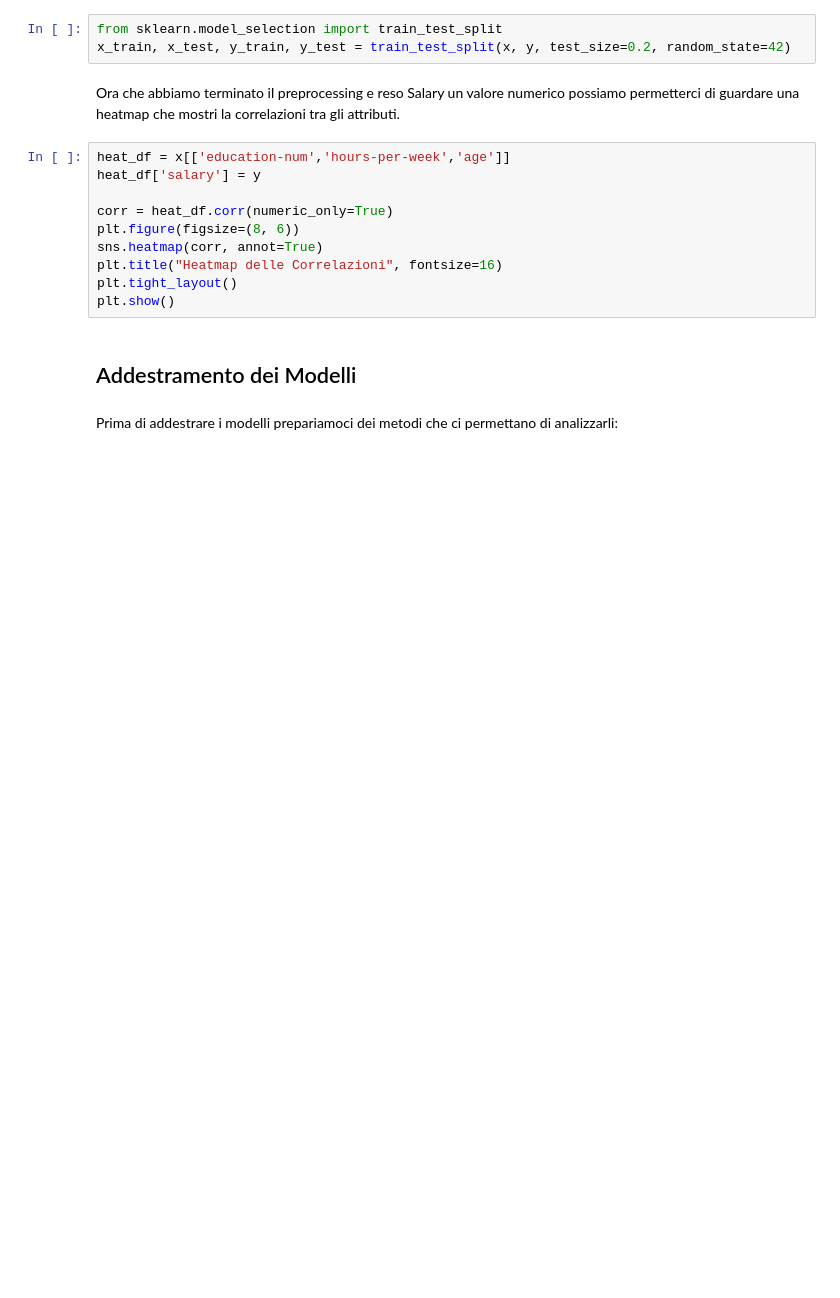
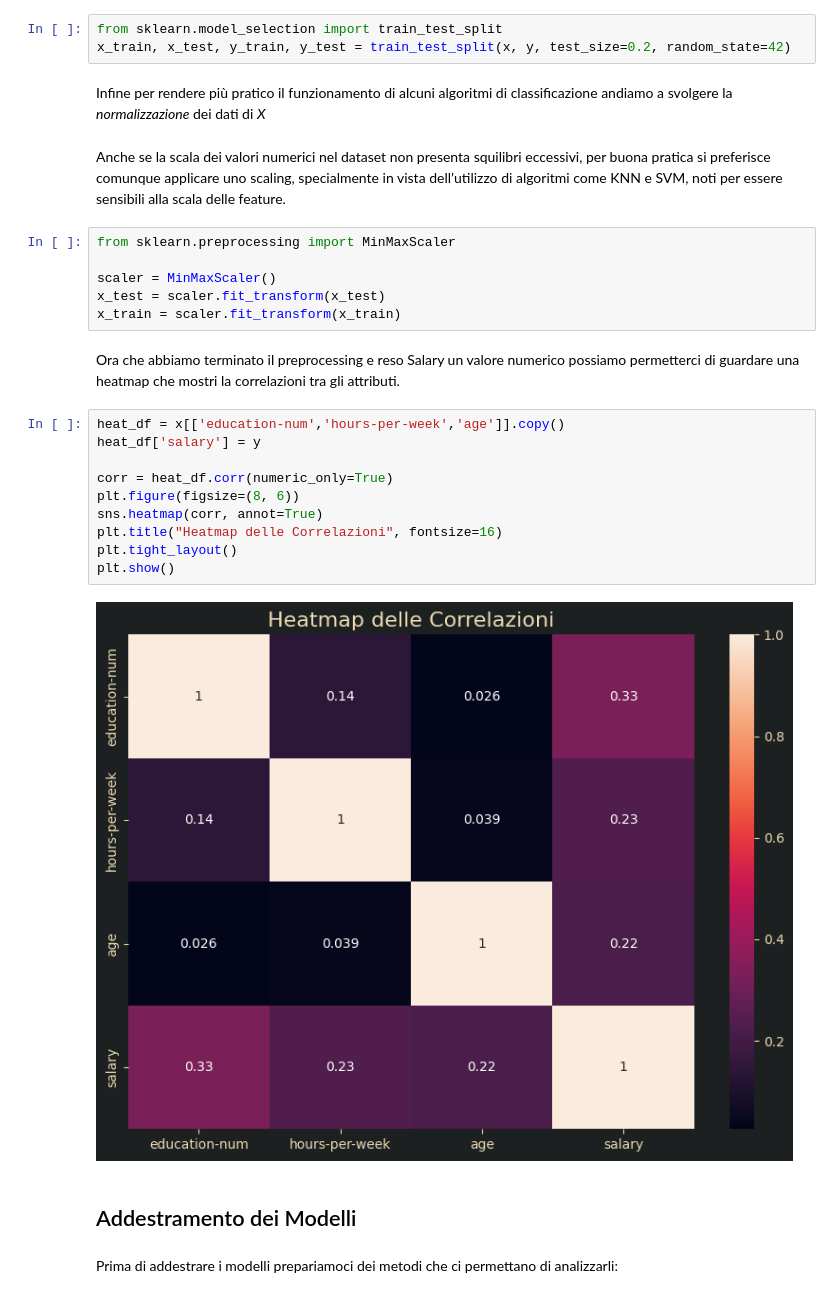
Before and after one commit to umbertofrega/Salary_Prediction, a Jupyter notebook: salary_classification.ipynb, the cells around one changed output. Cells and saved outputs as stored; diff of their text form; blank space fills up the shorter version.

```diff
--- a/salary_classification.ipynb
+++ b/salary_classification.ipynb
@@ -156,18 +269,30 @@ Infine eseguiamo la separazione tra _test set_ e _training set_
 # %%
 from sklearn.model_selection import train_test_split
 x_train, x_test, y_train, y_test = train_test_split(x, y, test_size=0.2, random_state=42)
+# %% [markdown]
+Infine per rendere più pratico il funzionamento di alcuni algoritmi di classificazione andiamo a svolgere la _normalizzazione_ dei dati di *X*
+# %% [markdown]
+Anche se la scala dei valori numerici nel dataset non presenta squilibri eccessivi, per buona pratica si preferisce comunque applicare uno scaling, specialmente in vista dell’utilizzo di algoritmi come KNN e SVM, noti per essere sensibili alla scala delle feature.
+# %%
+from sklearn.preprocessing import MinMaxScaler
+
+scaler = MinMaxScaler()
+x_test = scaler.fit_transform(x_test)
+x_train = scaler.fit_transform(x_train)
 # %% [markdown]
 Ora che abbiamo terminato il preprocessing e reso Salary un valore numerico possiamo permetterci di guardare una heatmap che mostri la correlazioni tra gli attributi.
 # %%
-heat_df = x[['education-num','hours-per-week','age']]
+heat_df = x[['education-num','hours-per-week','age']].copy()
 heat_df['salary'] = y
 
 corr = heat_df.corr(numeric_only=True)
 plt.figure(figsize=(8, 6))
 sns.heatmap(corr, annot=True)
 plt.title("Heatmap delle Correlazioni", fontsize=16)
 plt.tight_layout()
 plt.show()
+# %% [output]
+[figure, added]
 # %% [markdown]
 ## Addestramento dei Modelli
 # %% [markdown]
```
Also changed, not shown: parts of 46 cells of this notebook.
